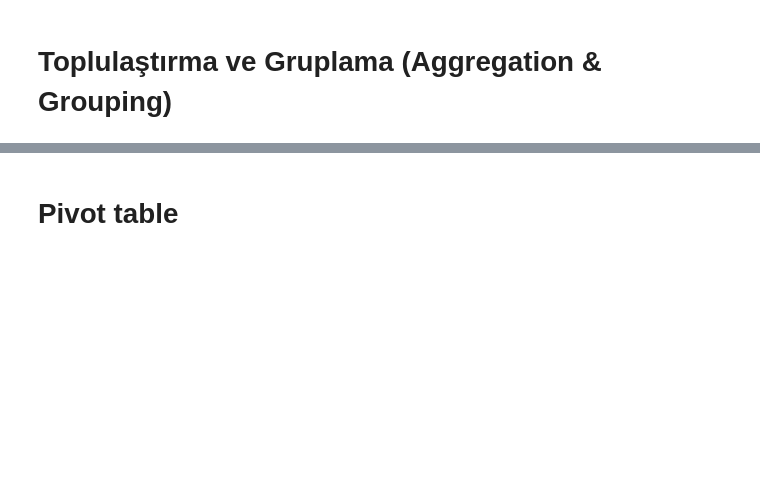
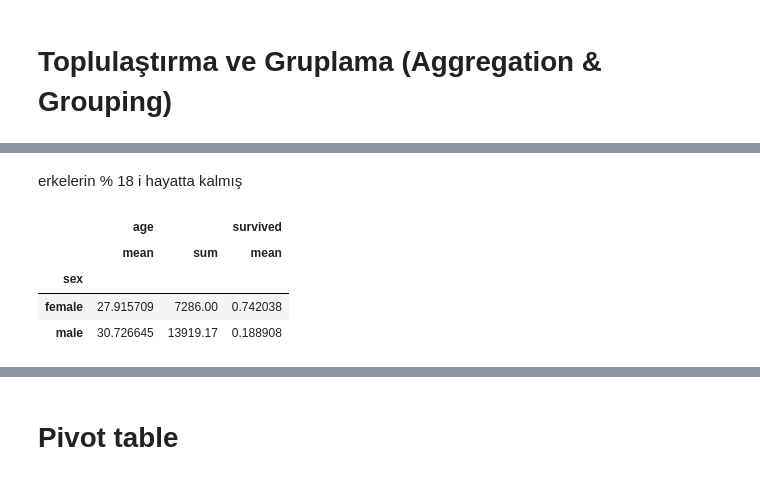
Before and after one commit to omerfarukpala/miuul, a Jupyter notebook: Pandas.ipynb, the cells around one changed output, grey strips where cells are left out. Saved outputs shown, nothing was run; the diff lists cells and outputs as text; code cells hidden in the pictures; blank space fills up the shorter version.

```diff
--- a/Pandas.ipynb
+++ b/Pandas.ipynb
@@ -476,0 +532,11 @@ Name: embark_town, dtype: int64
+# %% [markdown]
+erkelerin % 18 i hayatta kalmış
+# %%
+df.groupby("sex").agg({"age": ["mean", "sum"],
+                       "survived": "mean"})
+# %% [output]
+|  | age |  | survived |
+|  | mean | sum | mean |
+| sex |  |  |  |
+| female | 27.915709 | 7286.00 | 0.742038 |
+| male | 30.726645 | 13919.17 | 0.188908 |
```
Also changed, not shown: parts of 10 cells of this notebook.
